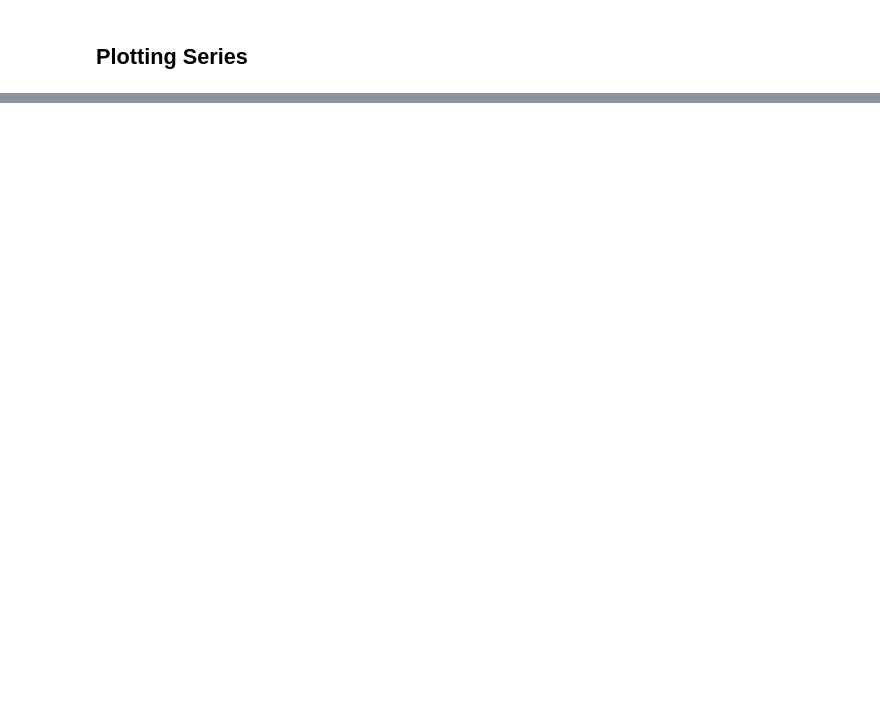
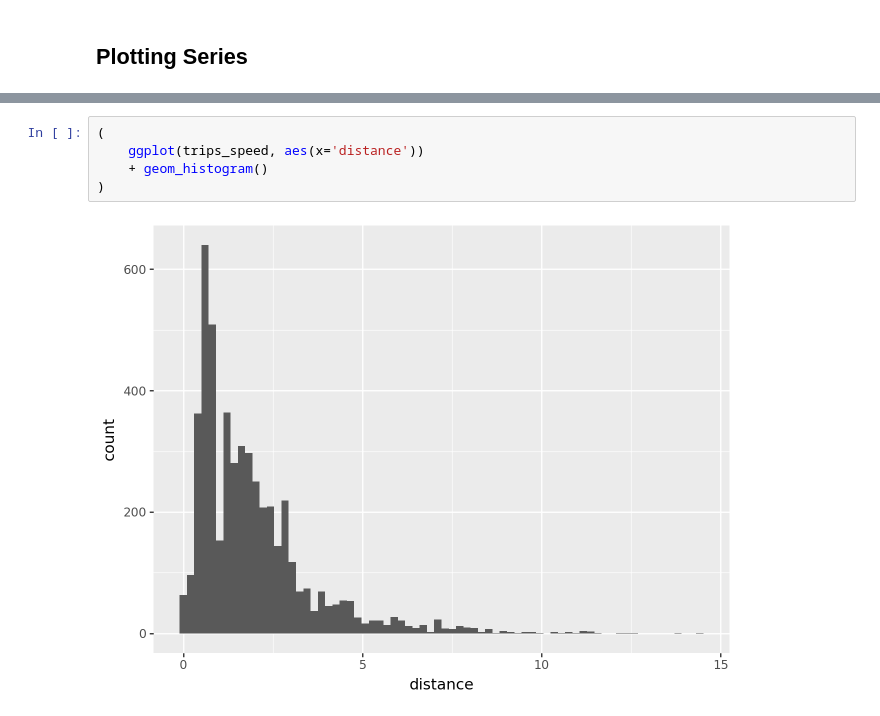
Before and after one commit to Sechi42/Polars, a Jupyter notebook: Chapter_16/Notebook_16.ipynb, the cells around one changed output, grey strips where cells are left out. Saved outputs shown, nothing was run; the diff lists cells and outputs as text; blank space fills up the shorter version.

```diff
--- a/Chapter_16/Notebook_16.ipynb
+++ b/Chapter_16/Notebook_16.ipynb
@@ -97,0 +382,7 @@ trips_speed["distance"].plot.hist()
+# %%
+(
+    ggplot(trips_speed, aes(x='distance'))
+    + geom_histogram()
+)
+# %% [output]
+[figure, added]
```
Also changed, not shown: parts of 44 cells of this notebook, 1 other file.
